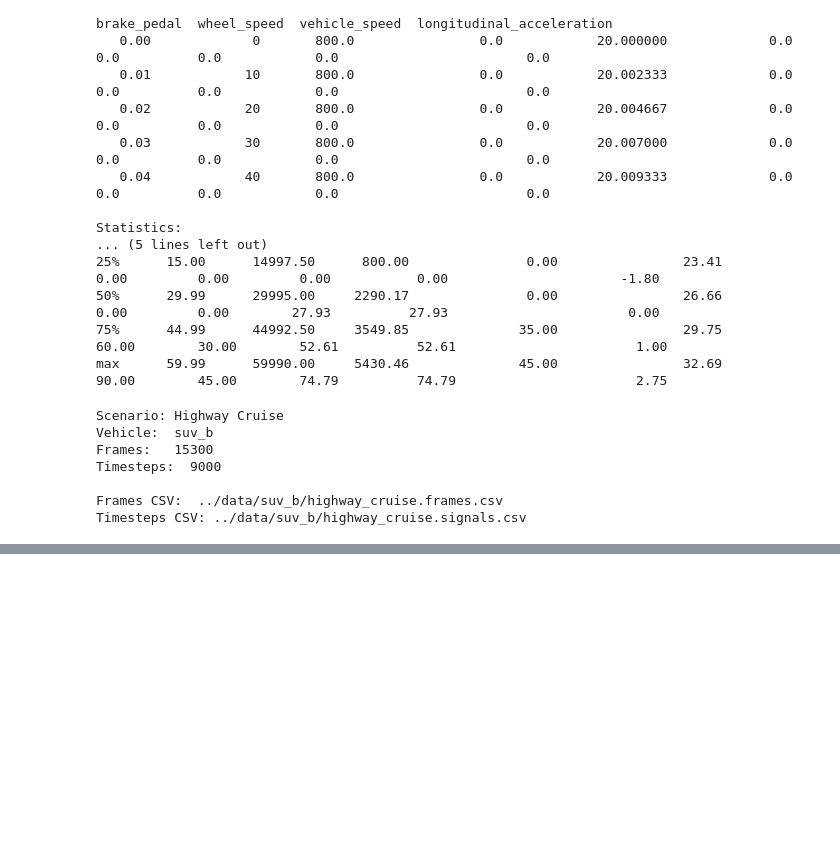
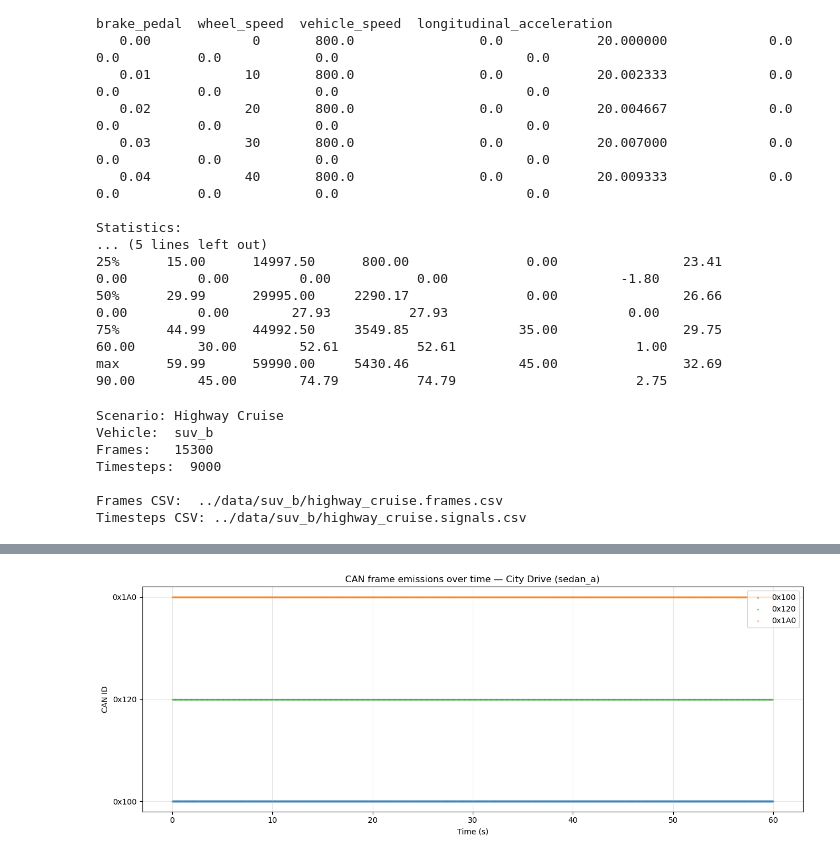
Before and after one commit to o-ronin-o/OTTO, a Jupyter notebook: scenario_generator/notebooks/04_pipeline_validation.ipynb, the cells around one changed output, grey strips where cells are left out. Drawn from its saved outputs; the diff is of its cells as text; code cells hidden in the pictures; blank space fills up the shorter version.

```diff
--- a/scenario_generator/notebooks/04_pipeline_validation.ipynb
+++ b/scenario_generator/notebooks/04_pipeline_validation.ipynb
@@ -119,0 +140,29 @@ Timesteps CSV: ../data/suv_b/highway_cruise.signals.csv
+# %%
+# Visualize the frames CSV as a CAN traffic timeline
+import matplotlib.pyplot as plt
+import numpy as np
+
+fig, ax = plt.subplots(figsize=(13, 5))
+can_ids = sorted(frames_df["can_id"].unique())
+colors = {"0x100": "tab:blue", "0x1A0": "tab:orange", "0x120": "tab:green"}
+
+for cid in can_ids:
+    subset = frames_df[frames_df["can_id"] == cid]
+    ax.scatter(
+        subset["timestamp_ms"] / 1000,
+        [cid] * len(subset),
+        s=2,
+        alpha=0.4,
+        color=colors.get(cid, "gray"),
+        label=cid,
+    )
+
+ax.set_xlabel("Time (s)")
+ax.set_ylabel("CAN ID")
+ax.set_title("CAN frame emissions over time — City Drive (sedan_a)")
+ax.legend(loc="upper right")
+ax.grid(alpha=0.3)
+plt.tight_layout()
+plt.show()
+# %% [output]
+[figure, added]
```
Also changed, not shown: parts of 4 cells of this notebook, 19 other files.
